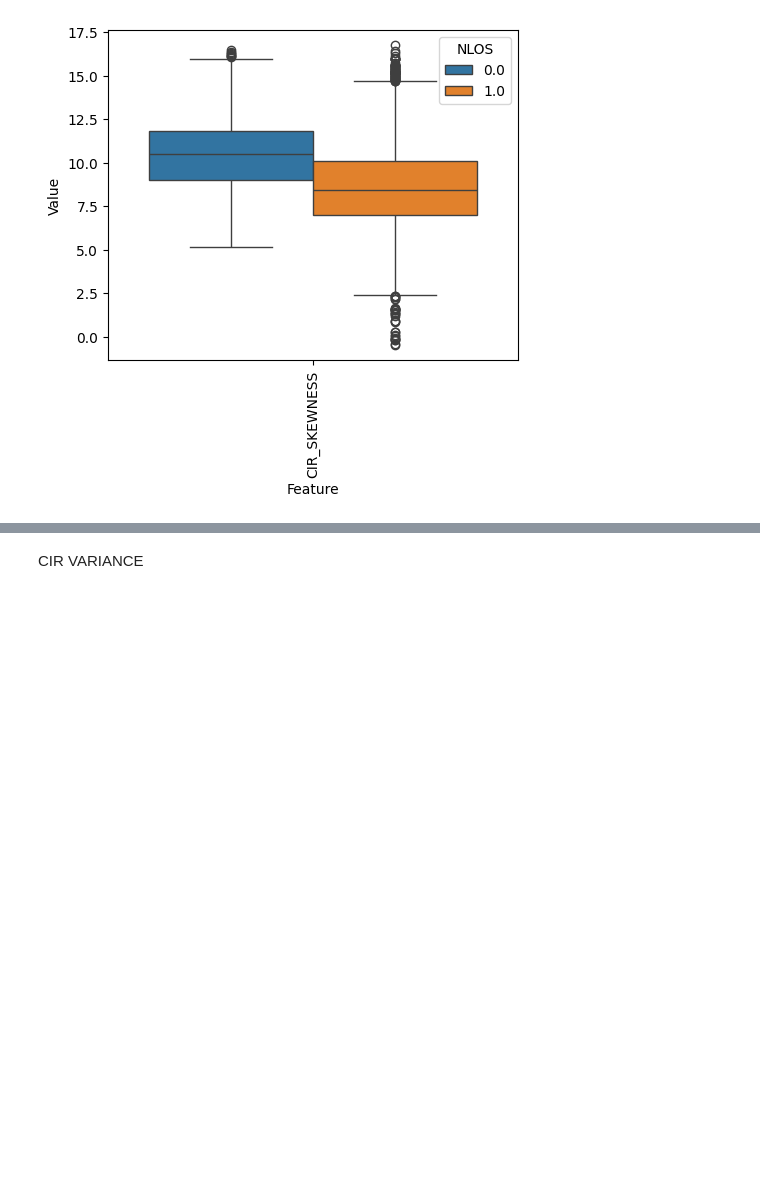
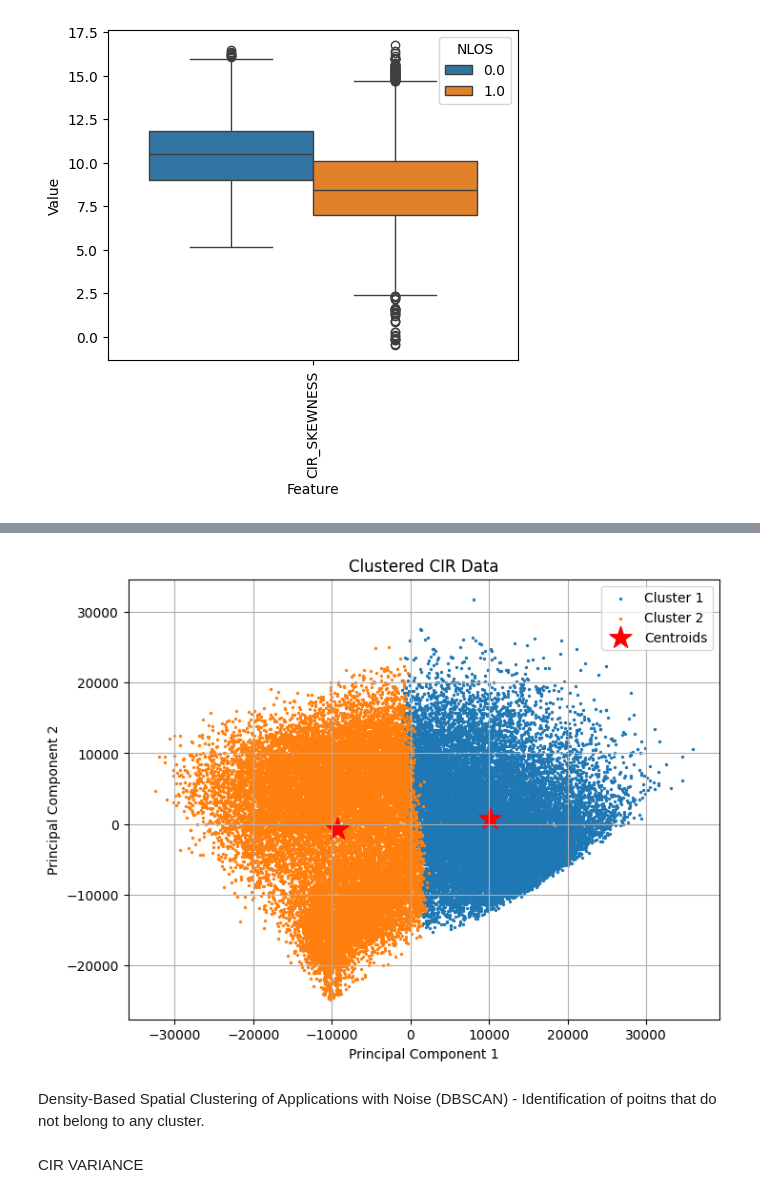
Before and after one commit to ptrpfa/UWB-LOS-NLOS-Classification, a Jupyter notebook: preprocessing.ipynb, the cells around one changed output, grey strips where cells are left out. Saved outputs shown, nothing was run; the diff lists cells and outputs as text; code cells hidden in the pictures; blank space fills up the shorter version.

```diff
--- a/preprocessing.ipynb
+++ b/preprocessing.ipynb
@@ -193,3 +225,37 @@ plt.show()
+# %%
+from sklearn.decomposition import PCA
+
+k =2
+
+cir_data = cir_df.values
+kmeans = KMeans(n_clusters=k)
+kmeans.fit(cir_data)
+labels = kmeans.labels_
+
+# Apply PCA for dimensionality reduction for visualisation
+pca = PCA(n_components=2)  # Reduce data to 2 dimensions for visualization
+cir_data_pca = pca.fit_transform(cir_data)
+
+plt.figure(figsize=(8, 6))
+for cluster_label in range(k):
+    plt.scatter(cir_data_pca[labels == cluster_label, 0],
+                cir_data_pca[labels == cluster_label, 1],
+                s=2,
+                label=f'Cluster {cluster_label + 1}')
+
+plt.scatter(pca.transform(kmeans.cluster_centers_)[:, 0],
+            pca.transform(kmeans.cluster_centers_)[:, 1],
+            marker='*', s=300, c='red', label='Centroids')
+plt.xlabel('Principal Component 1')
+plt.ylabel('Principal Component 2')
+plt.title('Clustered CIR Data')
+plt.legend()
+plt.grid(True)
+plt.show()
+# %% [output]
+[figure, added]
+# %% [markdown]
+Density-Based Spatial Clustering of Applications with Noise (DBSCAN) - Identification of poitns that do not belong to any cluster.
 # %% [markdown]
 CIR VARIANCE
 # %%
```
Also changed, not shown: parts of 5 cells of this notebook.
